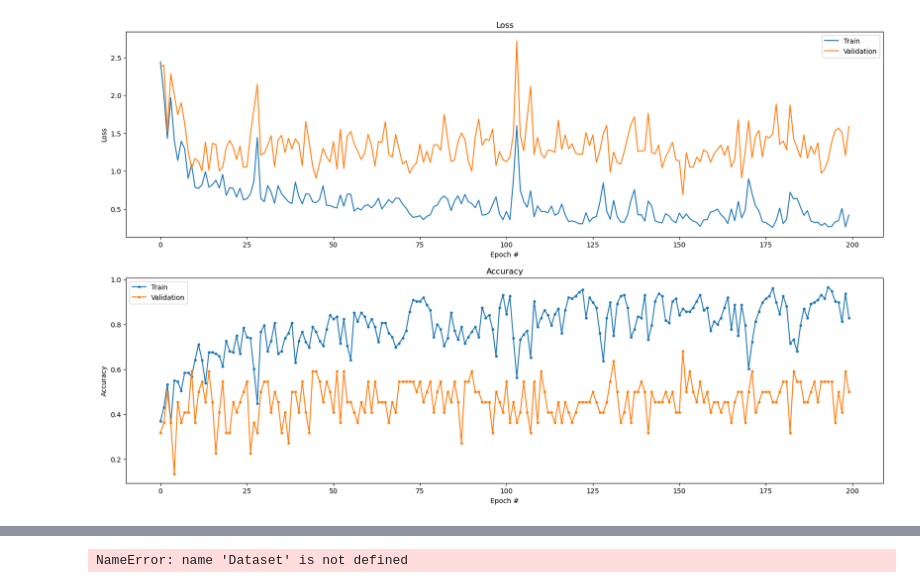
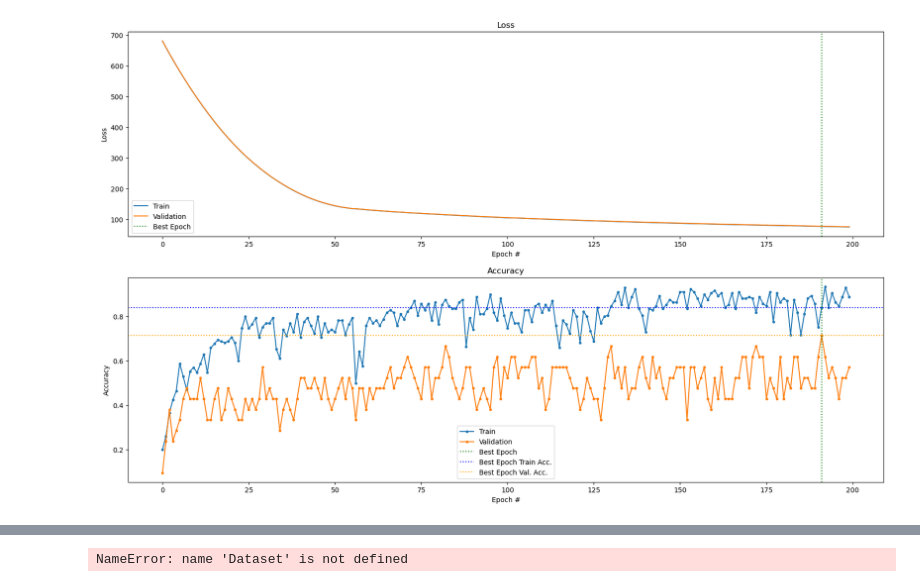
Before and after one commit to LimJH272/Moodify-CDS-2025, a Jupyter notebook: RNN.ipynb, the cells around one changed output, grey strips where cells are left out. Saved outputs shown, nothing was run; the diff lists cells and outputs as text; code cells hidden in the pictures.

```diff
--- a/RNN.ipynb
+++ b/RNN.ipynb
@@ -163,12 +164,12 @@ print(model4(train_dset.features).shape)
 
 bs = 8
 epochs = 200
-lam = 0.0
+lam = 1.0
 l1_ratio = 0.1
 lr = 0.0001
 
 trainer.train(model4, train_dset, val_dset,
-              batch_size=bs, max_epochs=epochs, lambda_val=lam, l1_ratio=l1_ratio, lr=lr, take_best=False)
+              batch_size=bs, max_epochs=epochs, lambda_val=lam, l1_ratio=l1_ratio, lr=lr, take_best=True)
 
 print(trainer.evaluate_performance(model4, test_dset))
 # %% [output]
@@ -203,12 +204,12 @@ print(model5(train_dset.features).shape)
 
 bs = 8
 epochs = 200
-lam = 0.0
+lam = 0.5
 l1_ratio = 0.1
 lr = 0.0001
 
 trainer.train(model5, train_dset, val_dset,
-              batch_size=bs, max_epochs=epochs, lambda_val=lam, l1_ratio=l1_ratio, lr=lr, take_best=False)
+              batch_size=bs, max_epochs=epochs, lambda_val=lam, l1_ratio=l1_ratio, lr=lr, take_best=True)
 
 print(trainer.evaluate_performance(model5, test_dset))
 # %% [output]
@@ -244,12 +245,12 @@ print(model6(train_dset.features).shape)
 
 bs = 8
 epochs = 200
-lam = 0.0
+lam = 1.0
 l1_ratio = 0.1
-lr = 0.0001
+lr = 0.0002
 
 trainer.train(model6, train_dset, val_dset,
-              batch_size=bs, max_epochs=epochs, lambda_val=lam, l1_ratio=l1_ratio, lr=lr, take_best=False)
+              batch_size=bs, max_epochs=epochs, lambda_val=lam, l1_ratio=l1_ratio, lr=lr, take_best=True)
 
 print(trainer.evaluate_performance(model6, test_dset))
 # %% [output]
@@ -277,7 +278,7 @@ model7 = LSTMClassifier(
     input_size=20,
     hidden_size=8,
     out_features=4,
-    num_layers=3,
+    num_layers=1,
     bidirectional=True
 ).to(device)
 
@@ -290,12 +291,12 @@ trainer = MultiClassTrainer(
 
 bs = 8
 epochs = 200
-lam = 0.0
+lam = 1.0
 l1_ratio = 0.1
-lr = 0.0001
+lr = 0.0005
 
 trainer.train(model7, train_dset, val_dset,
-              batch_size=bs, max_epochs=epochs, lambda_val=lam, l1_ratio=l1_ratio, lr=lr, take_best=False)
+              batch_size=bs, max_epochs=epochs, lambda_val=lam, l1_ratio=l1_ratio, lr=lr, take_best=True)
 
 print(trainer.evaluate_performance(model7, test_dset))
 # %% [output]
@@ -323,7 +324,7 @@ model8 = LSTMClassifier(
     input_size=128,
     hidden_size=64,
     out_features=4,
-    num_layers=3,
+    num_layers=1,
     bidirectional=True
 ).to(device)
 
@@ -336,12 +337,12 @@ trainer = MultiClassTrainer(
 
 bs = 8
 epochs = 200
-lam = 0.0
+lam = 1.0
 l1_ratio = 0.1
 lr = 0.0001
 
 trainer.train(model8, train_dset, val_dset,
-              batch_size=bs, max_epochs=epochs, lambda_val=lam, l1_ratio=l1_ratio, lr=lr, take_best=False)
+              batch_size=bs, max_epochs=epochs, lambda_val=lam, l1_ratio=l1_ratio, lr=lr, take_best=True)
 
 print(trainer.evaluate_performance(model8, test_dset))
 # %% [output]
@@ -365,4 +366,4 @@ Epoch 9    Train Loss=1.0850    Train Acc=0.5682    Val Loss=1.0369    Val Acc=0
-[figure, old version]
+[figure, new version]
 # %%
 model9 = LSTMClassifier(
     feature='spectrograms',
```
Also changed, not shown: parts of 16 cells of this notebook, 1 other file.
